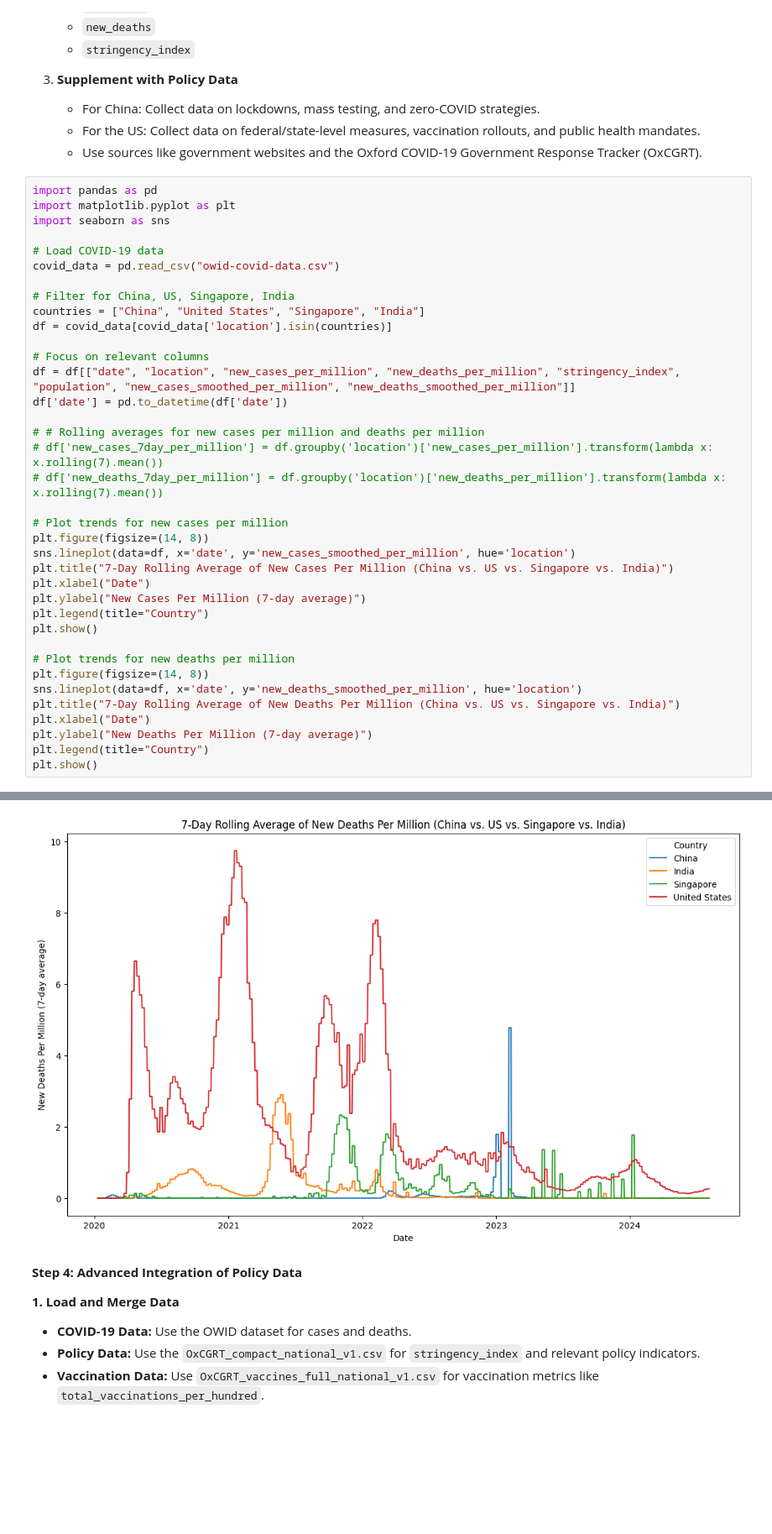
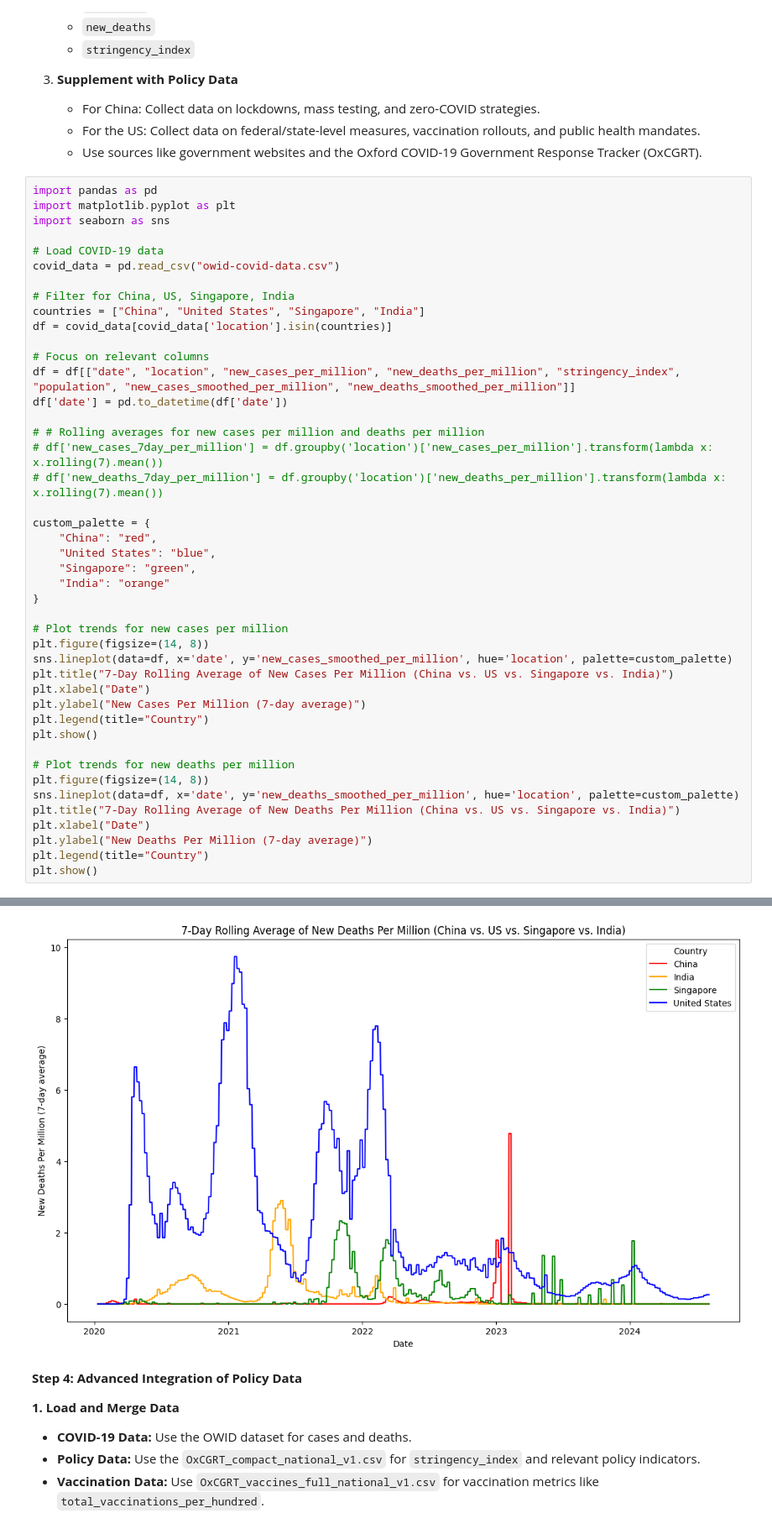
Before and after one commit to Kirigaya-Suguha/Final_Project_6, a Jupyter notebook: q1.ipynb, the cells around one changed output, grey strips where cells are left out. Shown at 84% size. Saved outputs shown, nothing was run; the diff lists cells and outputs as text; blank space fills up the shorter version.

```diff
--- a/q1.ipynb
+++ b/q1.ipynb
@@ -37,9 +37,16 @@ df['date'] = pd.to_datetime(df['date'])
 # df['new_cases_7day_per_million'] = df.groupby('location')['new_cases_per_million'].transform(lambda x: x.rolling(7).mean())
 # df['new_deaths_7day_per_million'] = df.groupby('location')['new_deaths_per_million'].transform(lambda x: x.rolling(7).mean())
 
+custom_palette = {
+    "China": "red",
+    "United States": "blue",
+    "Singapore": "green",
+    "India": "orange"
+}
+
 # Plot trends for new cases per million
 plt.figure(figsize=(14, 8))
-sns.lineplot(data=df, x='date', y='new_cases_smoothed_per_million', hue='location')
+sns.lineplot(data=df, x='date', y='new_cases_smoothed_per_million', hue='location', palette=custom_palette)
 plt.title("7-Day Rolling Average of New Cases Per Million (China vs. US vs. Singapore vs. India)")
 plt.xlabel("Date")
 plt.ylabel("New Cases Per Million (7-day average)")
@@ -48,7 +55,7 @@ plt.show()
 
 # Plot trends for new deaths per million
 plt.figure(figsize=(14, 8))
-sns.lineplot(data=df, x='date', y='new_deaths_smoothed_per_million', hue='location')
+sns.lineplot(data=df, x='date', y='new_deaths_smoothed_per_million', hue='location', palette=custom_palette)
 plt.title("7-Day Rolling Average of New Deaths Per Million (China vs. US vs. Singapore vs. India)")
 plt.xlabel("Date")
 plt.ylabel("New Deaths Per Million (7-day average)")
@@ -59,4 +66,4 @@ plt.show()
-[figure, old version]
+[figure, new version]
 # %% [markdown]
 **Step 4: Advanced Integration of Policy Data**
 
```
Also changed, not shown: parts of 10 cells of this notebook.
